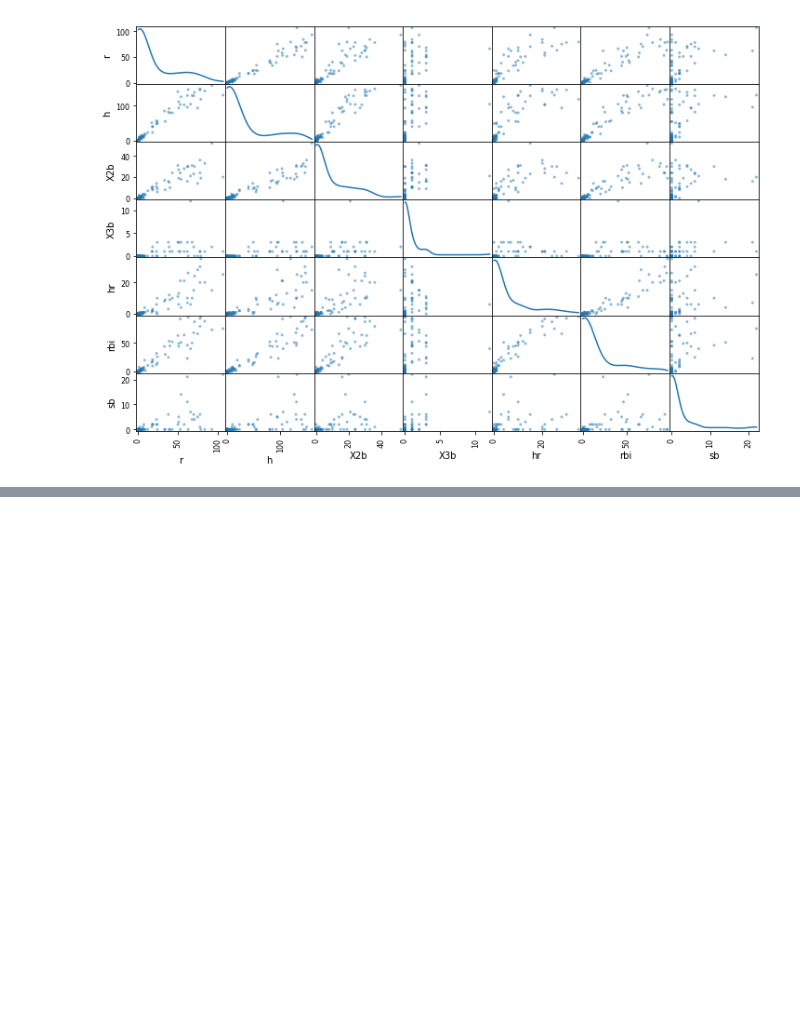
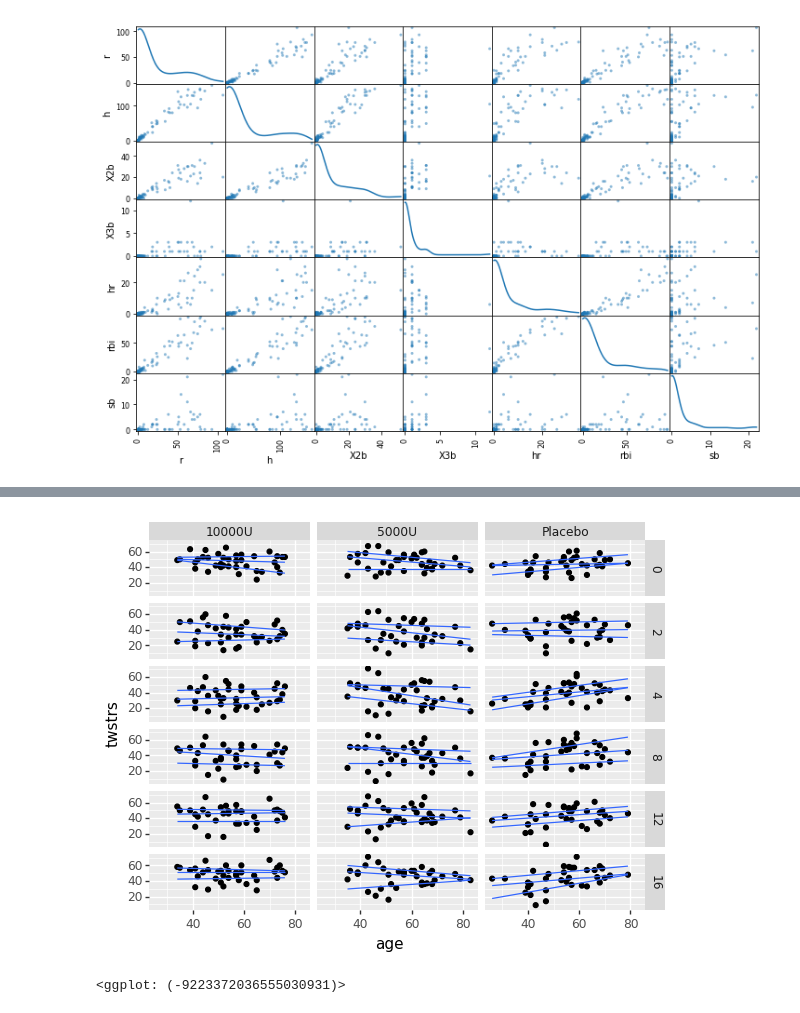
Before and after one commit to Darkbladecr/statistical-analysis-python-tutorial, a Jupyter notebook: 3. Plotting and Visualization.ipynb, the cells around one changed output, grey strips where cells are left out. Saved outputs shown, nothing was run; the diff lists cells and outputs as text; code cells hidden in the pictures; blank space fills up the shorter version.

```diff
--- a/3. Plotting and Visualization.ipynb
+++ b/3. Plotting and Visualization.ipynb
@@ -327,0 +361,3 @@ plt.show()
+# %%
+cdystonia = pd.read_csv("data/cdystonia.csv", index_col=None)
+cdystonia.head()
@@ -327,0 +371,8 @@ plt.show()
+# %%
+(ggplot(cdystonia, aes(x='age', y='twstrs'))
+ + geom_point()
+ + geom_quantile()
+ + facet_grid('week ~ treat'))
+# %% [output]
+[figure, added]
+<ggplot: (-9223372036555030931)>
```
Also changed, not shown: parts of 19 cells of this notebook.
